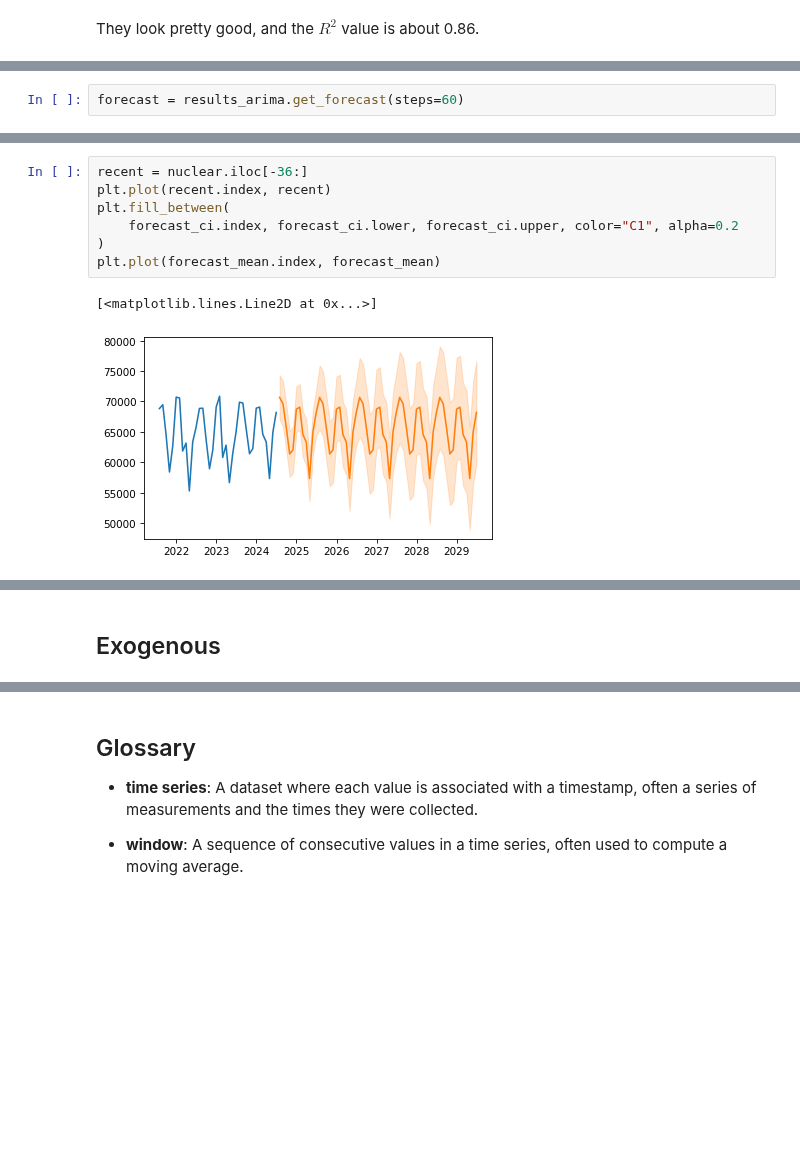
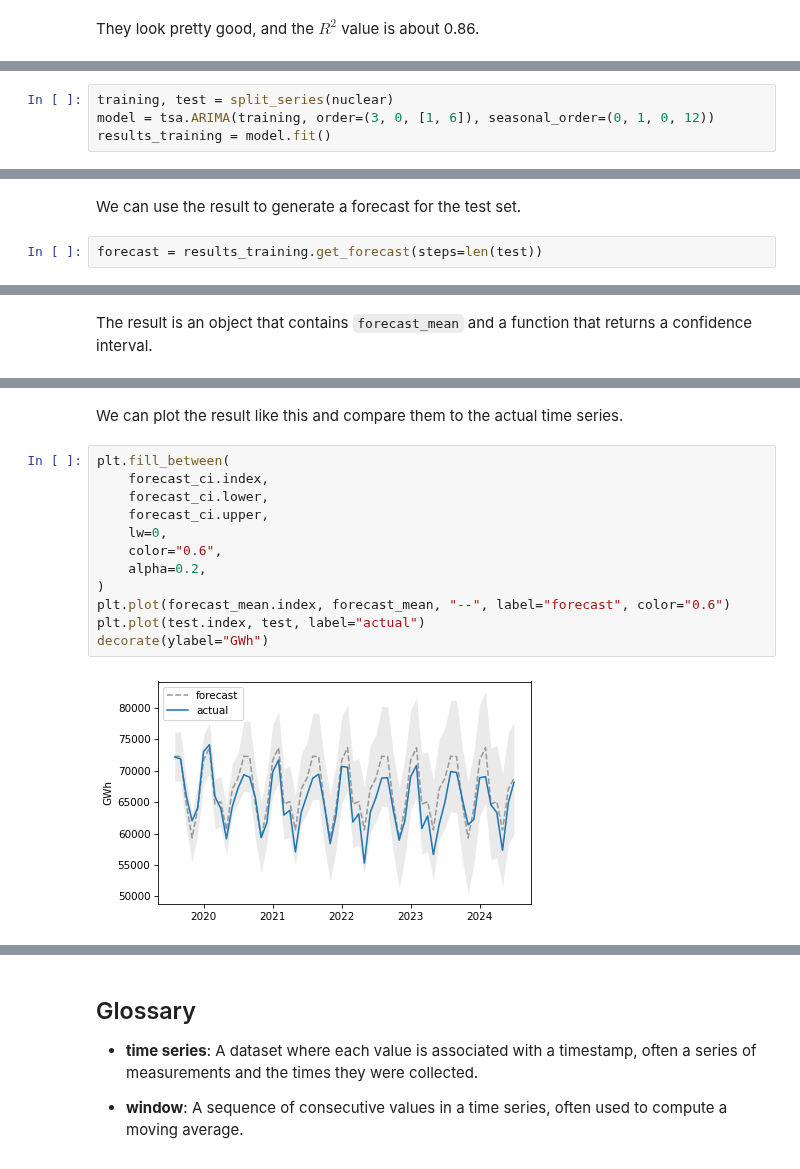
Before and after one commit to AllenDowney/ThinkStats, a Jupyter notebook: soln/chap12.ipynb, the cells around one changed output, grey strips where cells are left out. Cells and saved outputs as stored; diff of their text form; blank space fills up the shorter version.

```diff
--- a/soln/chap12.ipynb
+++ b/soln/chap12.ipynb
@@ -832,0 +857,4 @@ Nice thing about ARIMA...
+# %%
+training, test = split_series(nuclear)
+model = tsa.ARIMA(training, order=(3, 0, [1, 6]), seasonal_order=(0, 1, 0, 12))
+results_training = model.fit()
@@ -833,23 +863,31 @@ Nice thing about ARIMA...
+# %% [markdown]
+We can use the result to generate a forecast for the test set.
 # %%
-forecast = results_arima.get_forecast(steps=60)
+forecast = results_training.get_forecast(steps=len(test))
 # %% [output]
 [interactive output not drawn]
+# %% [markdown]
+The result is an object that contains `forecast_mean` and a function that returns a confidence interval.
 # %%
 forecast_mean = forecast.predicted_mean
 forecast_ci = forecast.conf_int()
 forecast_ci.columns = ["lower", "upper"]
 # %% [output]
 [interactive output not drawn]
+# %% [markdown]
+We can plot the result like this and compare them to the actual time series.
 # %%
-recent = nuclear.iloc[-36:]
-plt.plot(recent.index, recent)
 plt.fill_between(
-    forecast_ci.index, forecast_ci.lower, forecast_ci.upper, color="C1", alpha=0.2
+    forecast_ci.index,
+    forecast_ci.lower,
+    forecast_ci.upper,
+    lw=0,
+    color="0.6",
+    alpha=0.2,
 )
-plt.plot(forecast_mean.index, forecast_mean)
+plt.plot(forecast_mean.index, forecast_mean, "--", label="forecast", color="0.6")
+plt.plot(test.index, test, label="actual")
+decorate(ylabel="GWh")
 # %% [output]
-[<matplotlib.lines.Line2D at 0x...>]
-[figure, old version]
+[figure, new version]
 [interactive output not drawn]
-# %% [markdown]
-## Exogenous
```
Also changed, not shown: parts of 102 cells of this notebook.
